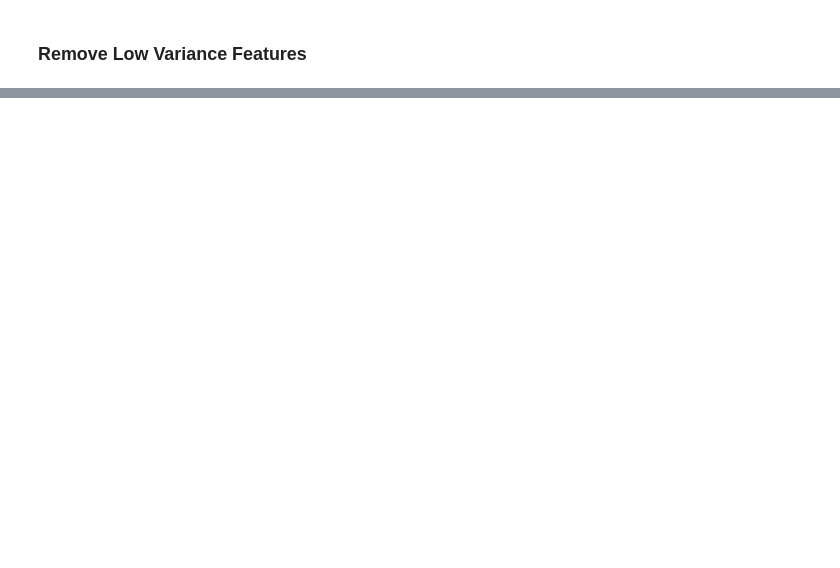
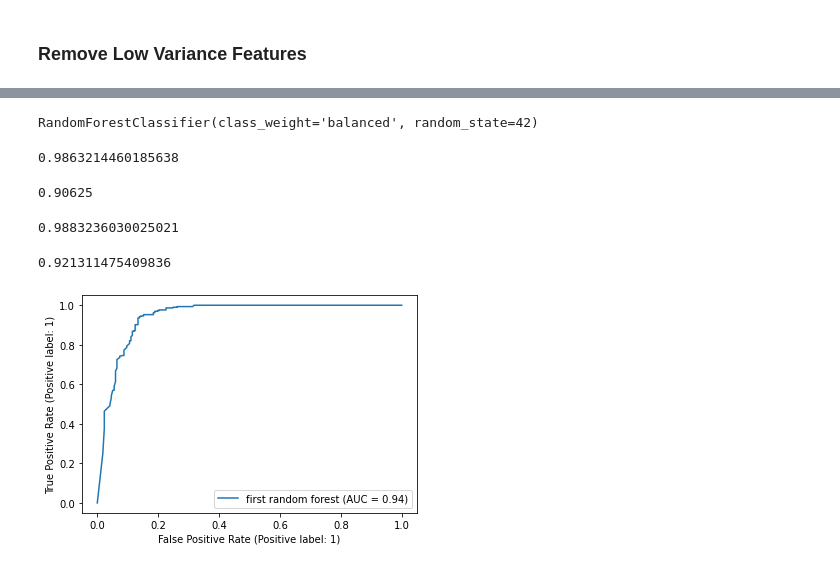
Before and after one commit to brooke57/TKR_FLT3_Drug_Discovery, a Jupyter notebook: Drug_Discovery_Modeling.ipynb, the cells around one changed output, grey strips where cells are left out. Saved outputs shown, nothing was run; the diff lists cells and outputs as text; code cells hidden in the pictures; blank space fills up the shorter version.

```diff
--- a/Drug_Discovery_Modeling.ipynb
+++ b/Drug_Discovery_Modeling.ipynb
@@ -75,0 +105,8 @@ X = select.fit_transform(X)
+# %%
+select = VarianceThreshold(threshold = (0.8 * (1 - 0.8)))
+select.fit(X_tr)
+
+cols = select.get_support(indices=True)
+X_tr = X_tr[X_tr.columns[cols]]
+X_te = X_te[X_te.columns[cols]]
+X_hold = X_hold[X_hold.columns[cols]]
@@ -81,0 +133,5 @@ X.shape
+# %%
+first_ran = RandomForestClassifier(class_weight='balanced', random_state=42)
+first_ran.fit(X_tr, y_tr)
+# %% [output]
+RandomForestClassifier(class_weight='balanced', random_state=42)
@@ -81,0 +141,20 @@ X.shape
+# %%
+accuracy_score(y_tr, y_tr_preds )
+# %% [output]
+0.9863214460185638
+# %%
+accuracy_score(y_te, y_te_preds)
+# %% [output]
+0.90625
+# %%
+f1_score(y_tr, y_tr_preds)
+# %% [output]
+0.9883236030025021
+# %%
+f1_score(y_te, y_te_preds)
+# %% [output]
+0.921311475409836
+# %%
+plot_roc_curve(first_ran, X_te, y_te, name='first random forest');
+# %% [output]
+[figure, added]
```
Also changed, not shown: parts of 20 cells of this notebook.
